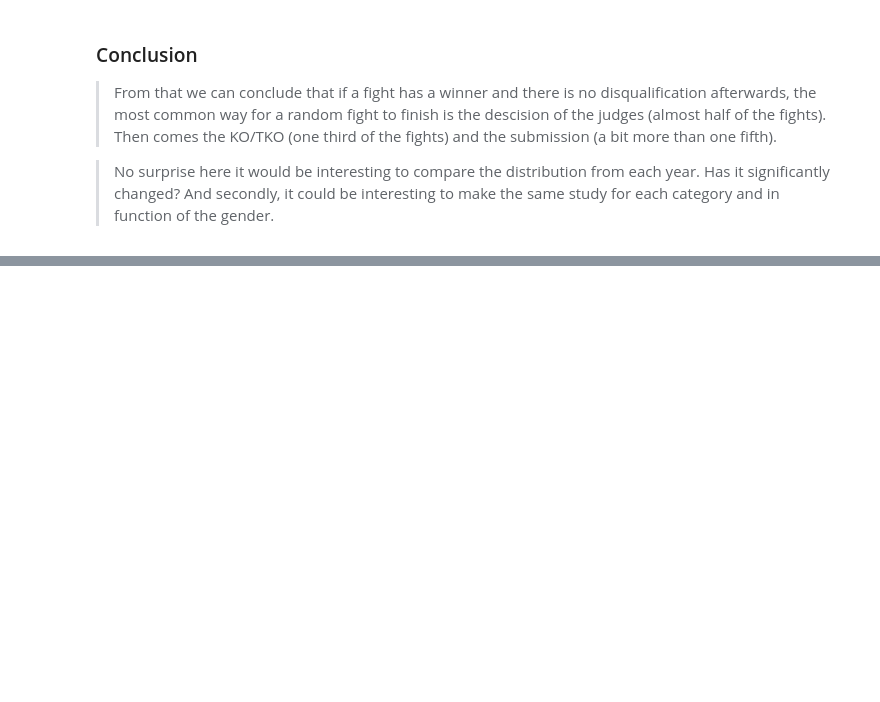
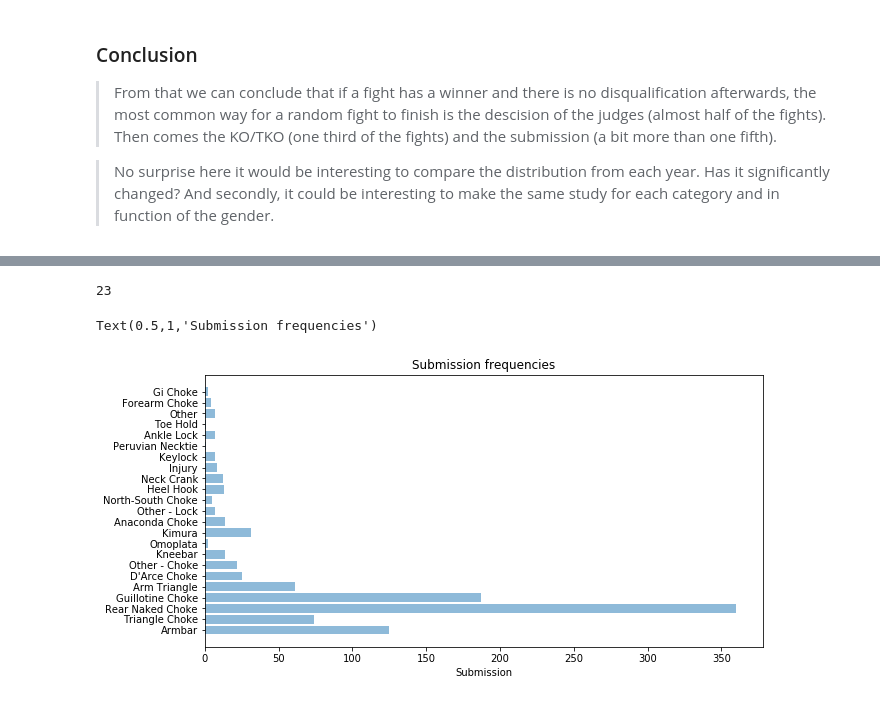
Before and after one commit to goujonbe/ufc-data-analysis, a Jupyter notebook: notebooks/data_analysis.ipynb, the cells around one changed output, grey strips where cells are left out. Saved outputs shown, nothing was run; the diff lists cells and outputs as text; code cells hidden in the pictures; blank space fills up the shorter version.

Commit message:
Added submission stats

```diff
--- a/notebooks/data_analysis.ipynb
+++ b/notebooks/data_analysis.ipynb
@@ -282,0 +298,20 @@ plt.show()
+# %%
+# skip NaN values because that means the fighter didn't win thanks to a submsiion
+submission_frequencies = get_distribution(df_fights['submission'].dropna())
+# %%
+len(submission_frequencies)
+# %% [output]
+23
+# %%
+# there are too many items (23) to do a pie chart so we'll go with a horizontal bar chart
+submissions = submission_frequencies.keys()
+y_pos = np.arange(len(submissions))
+frequencies = list(submission_frequencies.values())
+
+plt.barh(y_pos, frequencies, align='center', alpha=0.5)
+plt.yticks(y_pos, submissions)
+plt.xlabel('Submission')
+plt.title('Submission frequencies')
+# %% [output]
+Text(0.5,1,'Submission frequencies')
+[figure, added]
```
Also changed, not shown: parts of 7 cells of this notebook.
